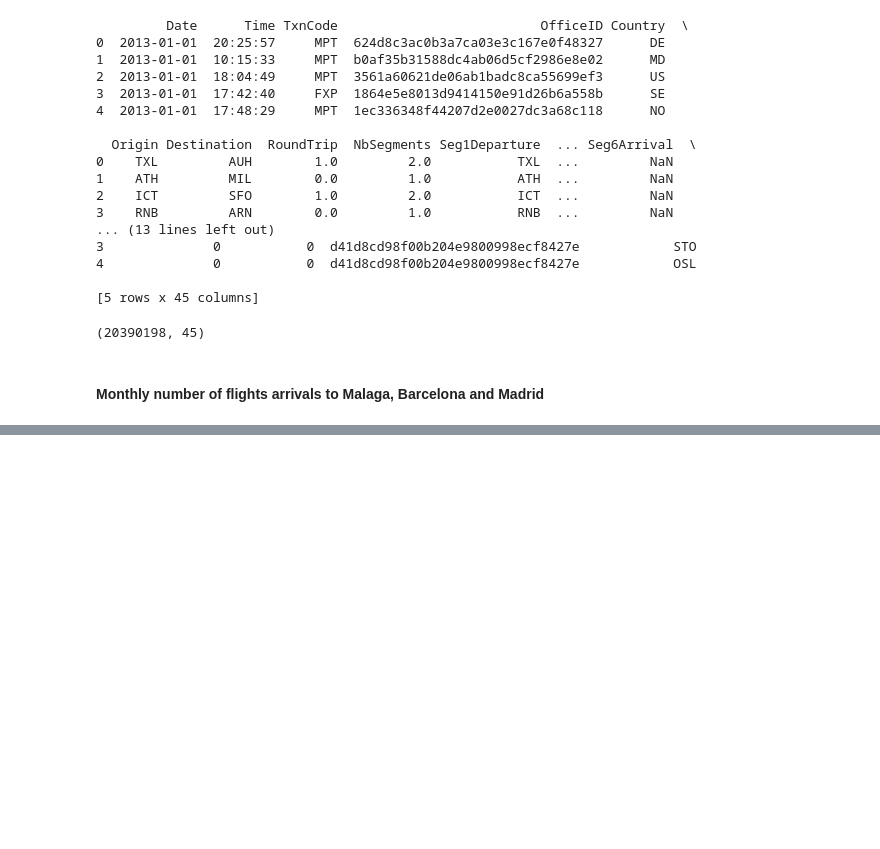
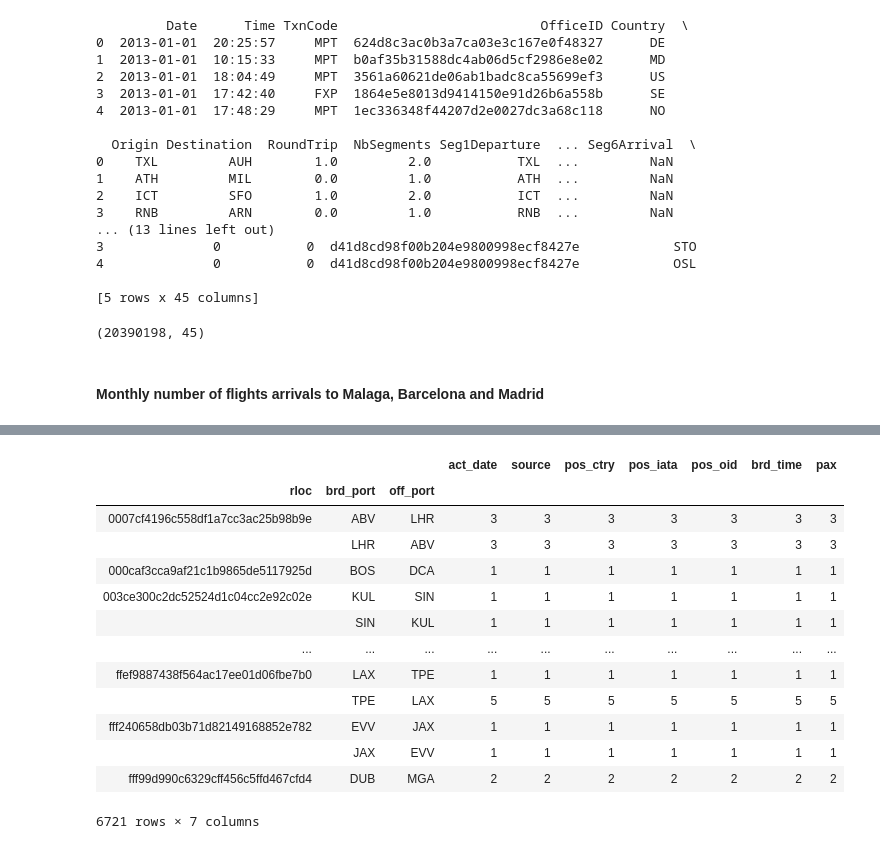
Before and after one commit to matozqui/python, a Jupyter notebook: AmadeusChallenge/Exercises.ipynb, the cells around one changed output, grey strips where cells are left out. Cells and saved outputs as stored; diff of their text form; code cells hidden in the pictures; blank space fills up the shorter version.

```diff
--- a/AmadeusChallenge/Exercises.ipynb
+++ b/AmadeusChallenge/Exercises.ipynb
@@ -155,0 +153,2 @@ df_searches_dates.unstack(level=-2).plot()
+# %%
+pd.set_option('display.max_columns',None) ## Display all columns in pandas dataframe
@@ -155,0 +254,40 @@ df_searches_dates.unstack(level=-2).plot()
+# %%
+import pandas as pd
+pd.set_option('display.max_columns',None) ## Display all columns in pandas dataframe
+
+bookings = pd.read_csv('bookings.csv.bz2',sep='^',nrows=9999,\
+                       usecols= ['act_date           ',\
+                                 'pos_oid  ',\
+                                 'rloc          ',\
+                                 'brd_port',\
+                                 'off_port',\
+                                 'brd_time           ',\
+                                 'source',\
+                                 'pos_ctry',\
+                                 'pos_iata',\
+                                 'pax']\
+                      )
+bookings.columns = bookings.columns.str.strip()
+
+searches = pd.read_csv('searches.csv.bz2',sep='^',nrows=9999,\
+                       usecols= ['Date',\
+                                'OfficeID',\
+                                'Seg1Departure',\
+                                'Seg1Arrival',\
+                                'Seg1Date',\
+                                'Seg2Departure',\
+                                'Seg2Arrival',\
+                                'Seg2Date',\
+                                'Seg3Departure',\
+                                'Seg3Arrival',\
+                                'Seg3Date',\
+                                'Seg4Departure',\
+                                'Seg4Arrival',\
+                                'Seg4Date',\
+                                'Seg5Departure',\
+                                'Seg5Arrival',\
+                                'Seg5Date',\
+                                'Seg6Departure',\
+                                'Seg6Arrival',\
+                                'Seg6Date']\
+                      )
@@ -155,0 +308,17 @@ df_searches_dates.unstack(level=-2).plot()
+# %%
+bookings.groupby(['rloc','brd_port','off_port']).count()
+# %% [output]
+|  |  |  | act_date | source | pos_ctry | pos_iata | pos_oid | brd_time | pax |
+| rloc | brd_port | off_port |  |  |  |  |  |  |  |
+| 0007cf4196c558df1a7cc3ac25b98b9e | ABV | LHR | 3 | 3 | 3 | 3 | 3 | 3 | 3 |
+|  | LHR | ABV | 3 | 3 | 3 | 3 | 3 | 3 | 3 |
+| 000caf3cca9af21c1b9865de5117925d | BOS | DCA | 1 | 1 | 1 | 1 | 1 | 1 | 1 |
+| 003ce300c2dc52524d1c04cc2e92c02e | KUL | SIN | 1 | 1 | 1 | 1 | 1 | 1 | 1 |
+|  | SIN | KUL | 1 | 1 | 1 | 1 | 1 | 1 | 1 |
+| ... | ... | ... | ... | ... | ... | ... | ... | ... | ... |
+| ffef9887438f564ac17ee01d06fbe7b0 | LAX | TPE | 1 | 1 | 1 | 1 | 1 | 1 | 1 |
+|  | TPE | LAX | 5 | 5 | 5 | 5 | 5 | 5 | 5 |
+| fff240658db03b71d82149168852e782 | EVV | JAX | 1 | 1 | 1 | 1 | 1 | 1 | 1 |
+|  | JAX | EVV | 1 | 1 | 1 | 1 | 1 | 1 | 1 |
+| fff99d990c6329cff456c5ffd467cfd4 | DUB | MGA | 2 | 2 | 2 | 2 | 2 | 2 | 2 |
+6721 rows × 7 columns
```
Also changed, not shown: parts of 41 cells of this notebook.
